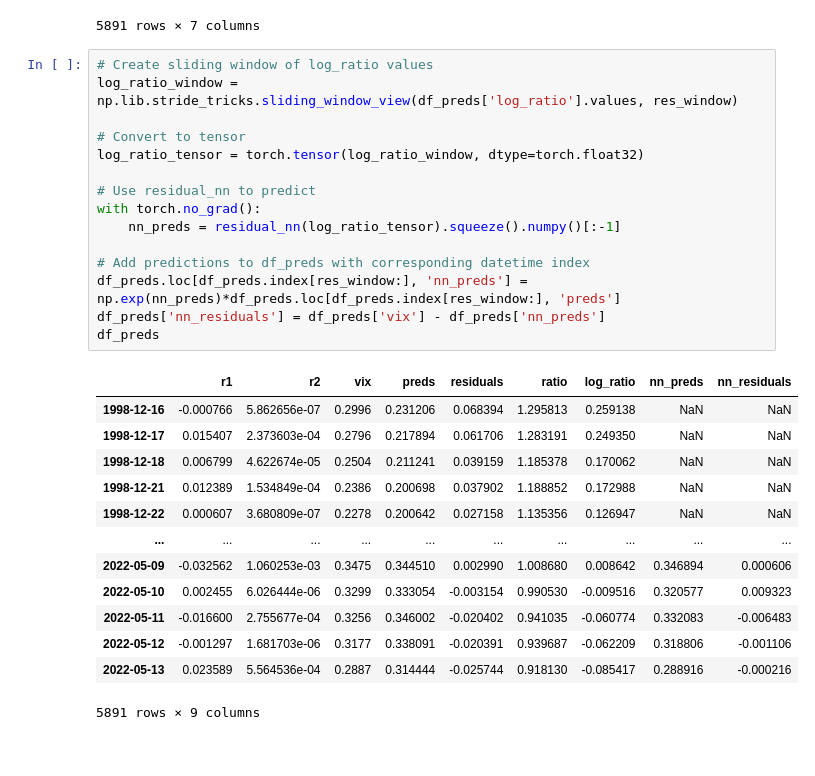
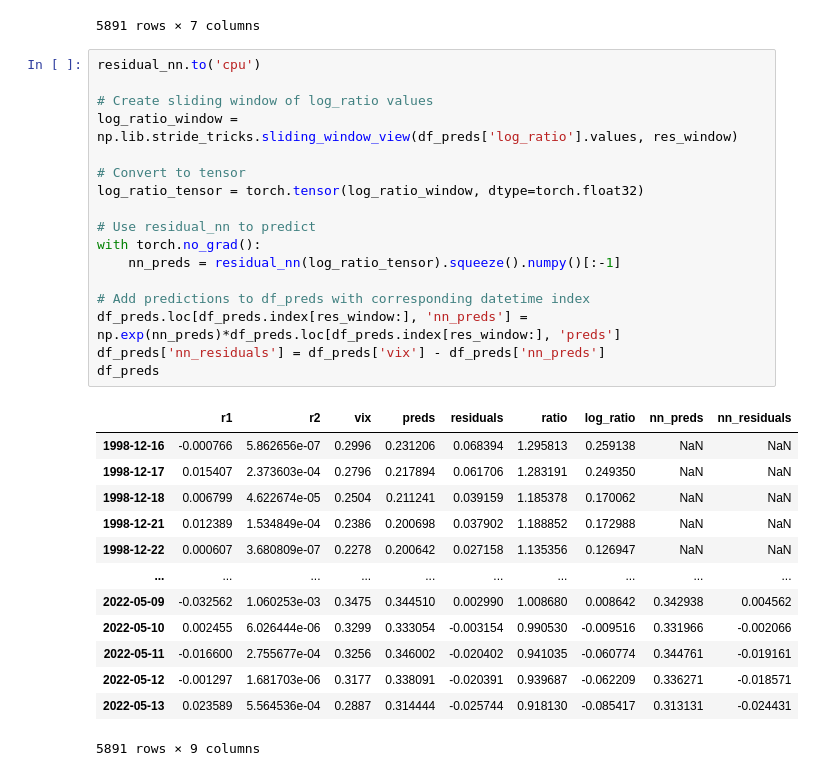
Before and after one commit to luchungi/VolatilityIsMostlyPathDependent, a Jupyter notebook: PDV_plus_NN.ipynb, the cells around one changed output. Saved outputs shown, nothing was run; the diff lists cells and outputs as text.

```diff
--- a/PDV_plus_NN.ipynb
+++ b/PDV_plus_NN.ipynb
@@ -269,33 +287,35 @@ df_preds
 | 2022-05-13 | 0.023589 | 5.564536e-04 | 0.2887 | 0.314444 | -0.025744 | 0.918130 | -0.085417 |
 5891 rows × 7 columns
 # %%
+residual_nn.to('cpu')
+
 # Create sliding window of log_ratio values
 log_ratio_window = np.lib.stride_tricks.sliding_window_view(df_preds['log_ratio'].values, res_window)
 
 # Convert to tensor
 log_ratio_tensor = torch.tensor(log_ratio_window, dtype=torch.float32)
 
 # Use residual_nn to predict
 with torch.no_grad():
     nn_preds = residual_nn(log_ratio_tensor).squeeze().numpy()[:-1]
 
 # Add predictions to df_preds with corresponding datetime index
 df_preds.loc[df_preds.index[res_window:], 'nn_preds'] = np.exp(nn_preds)*df_preds.loc[df_preds.index[res_window:], 'preds']
 df_preds['nn_residuals'] = df_preds['vix'] - df_preds['nn_preds']
 df_preds
 # %% [output]
 |  | r1 | r2 | vix | preds | residuals | ratio | log_ratio | nn_preds | nn_residuals |
 | 1998-12-16 | -0.000766 | 5.862656e-07 | 0.2996 | 0.231206 | 0.068394 | 1.295813 | 0.259138 | NaN | NaN |
 | 1998-12-17 | 0.015407 | 2.373603e-04 | 0.2796 | 0.217894 | 0.061706 | 1.283191 | 0.249350 | NaN | NaN |
 | 1998-12-18 | 0.006799 | 4.622674e-05 | 0.2504 | 0.211241 | 0.039159 | 1.185378 | 0.170062 | NaN | NaN |
 | 1998-12-21 | 0.012389 | 1.534849e-04 | 0.2386 | 0.200698 | 0.037902 | 1.188852 | 0.172988 | NaN | NaN |
 | 1998-12-22 | 0.000607 | 3.680809e-07 | 0.2278 | 0.200642 | 0.027158 | 1.135356 | 0.126947 | NaN | NaN |
 | ... | ... | ... | ... | ... | ... | ... | ... | ... | ... |
-| 2022-05-09 | -0.032562 | 1.060253e-03 | 0.3475 | 0.344510 | 0.002990 | 1.008680 | 0.008642 | 0.346894 | 0.000606 |
-| 2022-05-10 | 0.002455 | 6.026444e-06 | 0.3299 | 0.333054 | -0.003154 | 0.990530 | -0.009516 | 0.320577 | 0.009323 |
-| 2022-05-11 | -0.016600 | 2.755677e-04 | 0.3256 | 0.346002 | -0.020402 | 0.941035 | -0.060774 | 0.332083 | -0.006483 |
-| 2022-05-12 | -0.001297 | 1.681703e-06 | 0.3177 | 0.338091 | -0.020391 | 0.939687 | -0.062209 | 0.318806 | -0.001106 |
-| 2022-05-13 | 0.023589 | 5.564536e-04 | 0.2887 | 0.314444 | -0.025744 | 0.918130 | -0.085417 | 0.288916 | -0.000216 |
+| 2022-05-09 | -0.032562 | 1.060253e-03 | 0.3475 | 0.344510 | 0.002990 | 1.008680 | 0.008642 | 0.342938 | 0.004562 |
+| 2022-05-10 | 0.002455 | 6.026444e-06 | 0.3299 | 0.333054 | -0.003154 | 0.990530 | -0.009516 | 0.331966 | -0.002066 |
+| 2022-05-11 | -0.016600 | 2.755677e-04 | 0.3256 | 0.346002 | -0.020402 | 0.941035 | -0.060774 | 0.344761 | -0.019161 |
+| 2022-05-12 | -0.001297 | 1.681703e-06 | 0.3177 | 0.338091 | -0.020391 | 0.939687 | -0.062209 | 0.336271 | -0.018571 |
+| 2022-05-13 | 0.023589 | 5.564536e-04 | 0.2887 | 0.314444 | -0.025744 | 0.918130 | -0.085417 | 0.313131 | -0.024431 |
 5891 rows × 9 columns
 # %%
 df_preds[['residuals', 'nn_residuals']].plot(figsize=(15, 10))
```
Also changed, not shown: parts of 7 cells of this notebook.
